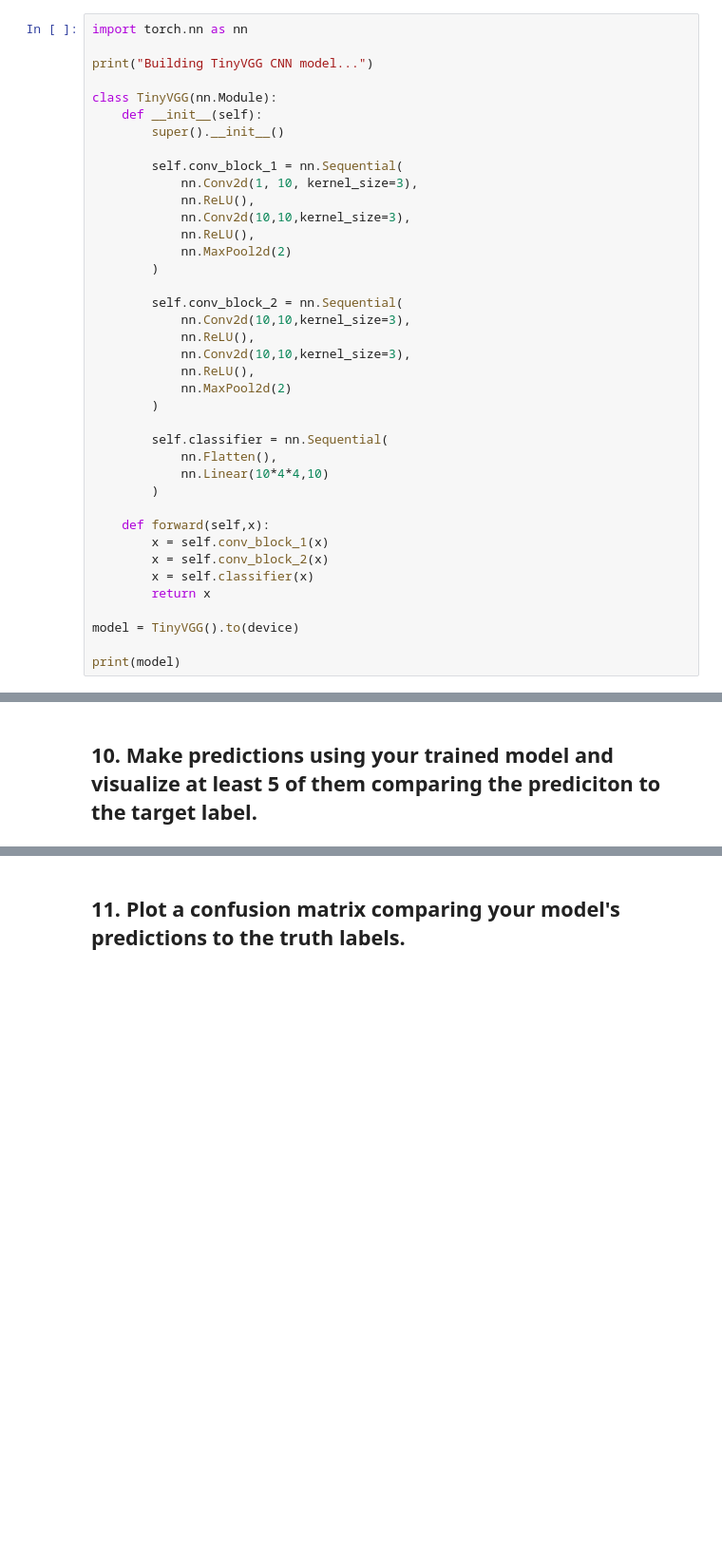
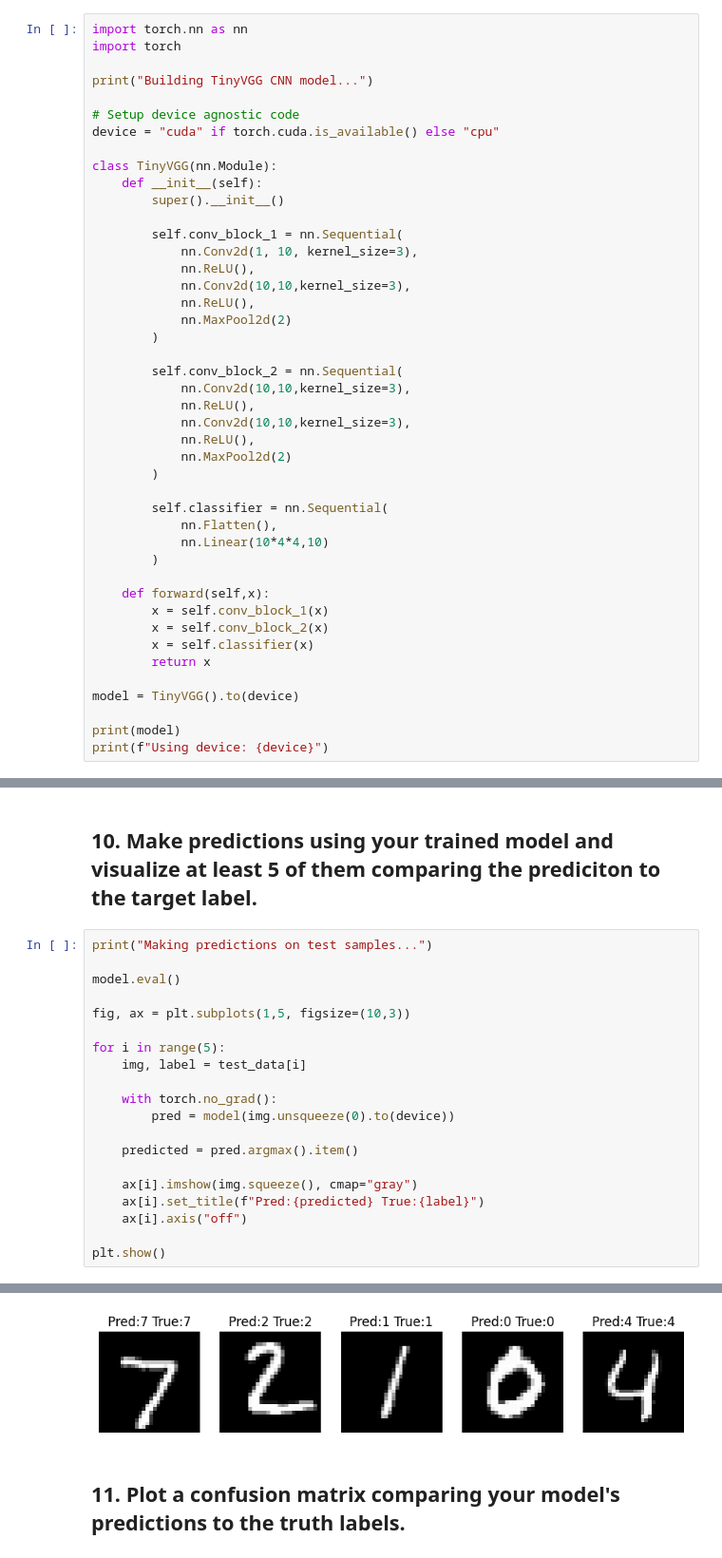
Before and after one commit to trkZahed/demo-repo, a Jupyter notebook: extras/exercises/03_pytorch_computer_vision_exercises.ipynb, the cells around one changed output, grey strips where cells are left out. Shown at 95% size. Cells and saved outputs as stored; diff of their text form; blank space fills up the shorter version.

```diff
--- a/extras/exercises/03_pytorch_computer_vision_exercises.ipynb
+++ b/extras/exercises/03_pytorch_computer_vision_exercises.ipynb
@@ -144,8 +148,12 @@ Test batches: 313
 ## 8. Recreate `model_2` used in notebook 03 (the same model from the [CNN Explainer website](https://poloclub.github.io/cnn-explainer/), also known as TinyVGG) capable of fitting on the MNIST dataset.
 # %%
 import torch.nn as nn
+import torch
 
 print("Building TinyVGG CNN model...")
+
+# Setup device agnostic code
+device = "cuda" if torch.cuda.is_available() else "cpu"
 
 class TinyVGG(nn.Module):
     def __init__(self):
@@ -181,5 +189,6 @@ class TinyVGG(nn.Module):
 model = TinyVGG().to(device)
 
 print(model)
+print(f"Using device: {device}")
 # %% [output]
 Building TinyVGG CNN model...
@@ -189,2 +250,23 @@ NameError: name 'device' is not defined
 # %% [markdown]
 ## 10. Make predictions using your trained model and visualize at least 5 of them comparing the prediciton to the target label.
+# %%
+print("Making predictions on test samples...")
+
+model.eval()
+
+fig, ax = plt.subplots(1,5, figsize=(10,3))
+
+for i in range(5):
+    img, label = test_data[i]
+
+    with torch.no_grad():
+        pred = model(img.unsqueeze(0).to(device))
+
+    predicted = pred.argmax().item()
+
+    ax[i].imshow(img.squeeze(), cmap="gray")
+    ax[i].set_title(f"Pred:{predicted} True:{label}")
+    ax[i].axis("off")
+
+plt.show()
+# %% [output]
@@ -191,2 +274,3 @@ NameError: name 'device' is not defined
+[figure, added]
 # %% [markdown]
 ## 11. Plot a confusion matrix comparing your model's predictions to the truth labels.
```
Also changed, not shown: parts of 7 cells of this notebook.
